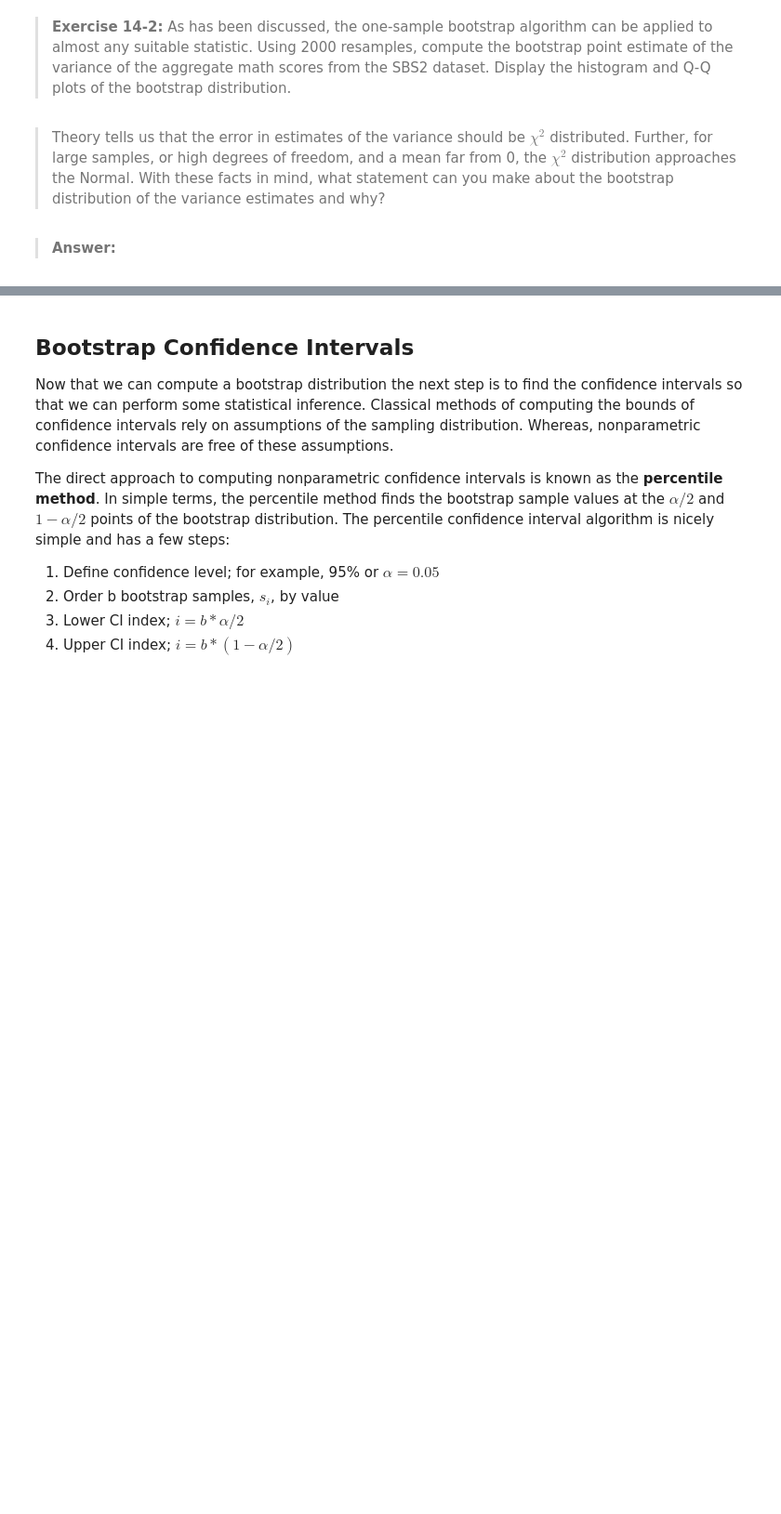
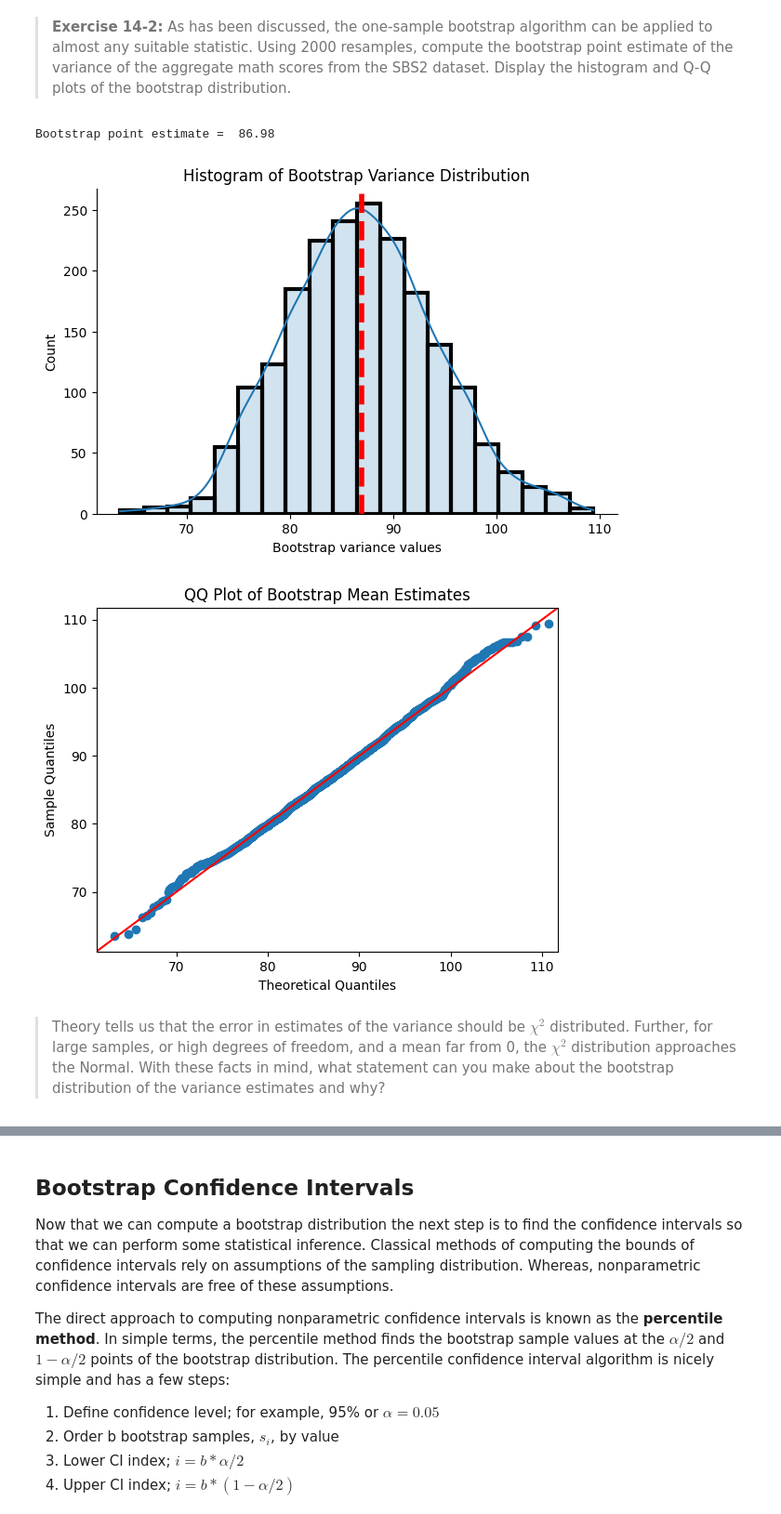
Before and after one commit to StephenElston/CSCI-E-83, a Jupyter notebook: Notebooks/14_Chapter14_ResamplingMethods.ipynb, the cells around one changed output, grey strips where cells are left out. Shown: that part at 93% size. Drawn from its saved outputs; the diff is of its cells as text; code cells hidden in the pictures; blank space fills up the shorter version.

```diff
--- a/Notebooks/14_Chapter14_ResamplingMethods.ipynb
+++ b/Notebooks/14_Chapter14_ResamplingMethods.ipynb
@@ -223,4 +221,15 @@ plot_QQ(boot_means)
+# %%
+# Function to compute the bootstrap variance estimates
+bootstrap_var_estimate, boot_vars = bootstrap_statistic(math, 2000, np.var)
+
+# Plot the histogram of the bootstrap distribution of variances
+plot_hist(boot_vars, 'Bootstrap variance values', 'Histogram of Bootstrap Variance Distribution')
+
+# Plot the QQ plot of the bootstrap distribution of variances
+plot_QQ(boot_vars)
+# %% [output]
+Bootstrap point estimate =  86.98
+[figure, added]
+[figure, added]
 # %% [markdown]
 > Theory tells us that the error in estimates of the variance should be $\chi^2$ distributed. Further, for large samples, or high degrees of freedom, and a mean far from 0, the $\chi^2$ distribution approaches the Normal. With these facts in mind, what statement can you make about the bootstrap distribution of the variance estimates and why?
-# %% [markdown]
-> **Answer:**
```
Also changed, not shown: parts of 24 cells of this notebook.
